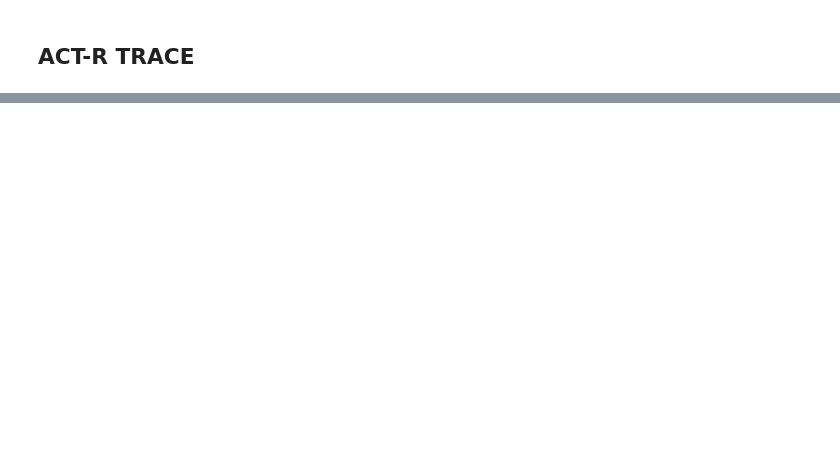
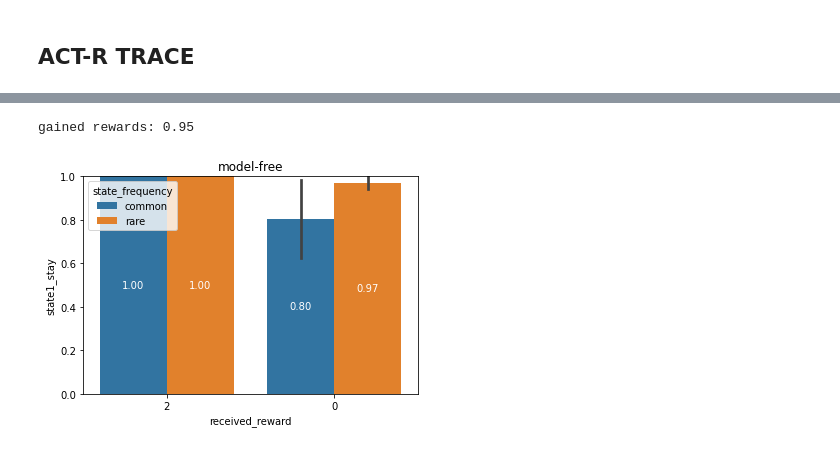
Before and after one commit to yangyuxue2333/ACTR-MarkovTask, a Jupyter notebook: analysis/test1.ipynb, the cells around one changed output, grey strips where cells are left out. Cells and saved outputs as stored; diff of their text form; code cells hidden in the pictures; blank space fills up the shorter version.

```diff
--- a/analysis/test1.ipynb
+++ b/analysis/test1.ipynb
@@ -66,0 +79,6 @@ m.log
+# %%
+m.setup(reload=False)
+test1(m)
+# %% [output]
+gained rewards: 0.95
+[figure, added]
```
Also changed, not shown: parts of 4 cells of this notebook, 4 other files.
